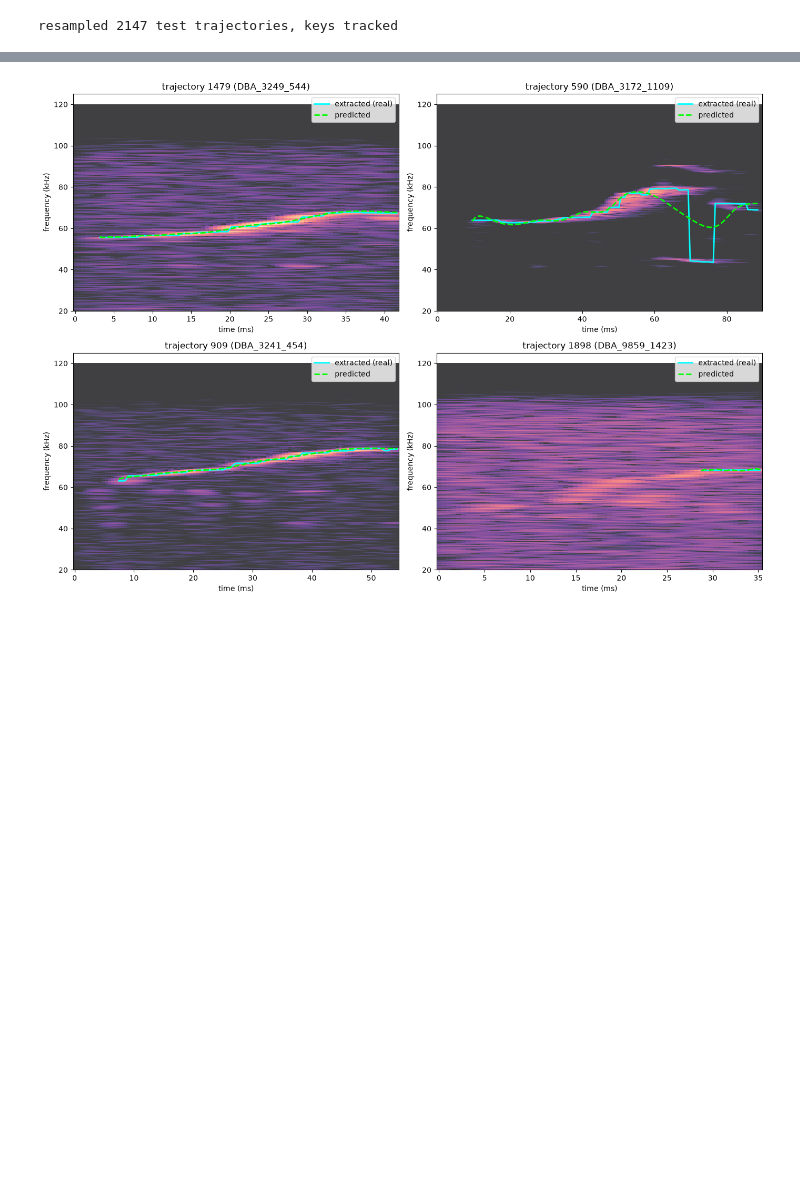
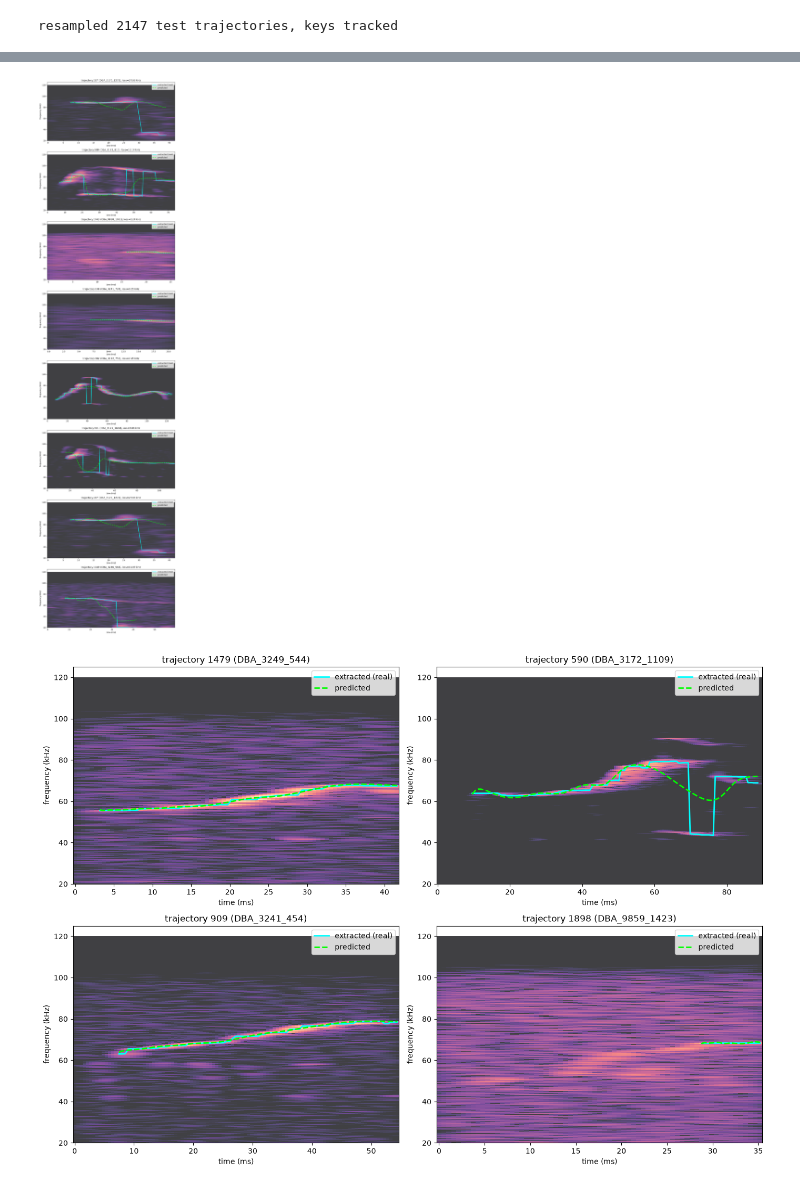
Before and after one commit to netra-khot/mouse-vocalization-2026, a Jupyter notebook: model/model.ipynb, the cells around one changed output, grey strips where cells are left out. Cells and saved outputs as stored; diff of their text form; code cells hidden in the pictures; blank space fills up the shorter version.

```diff
--- a/model/model.ipynb
+++ b/model/model.ipynb
@@ -261,0 +322,71 @@ resampled 2147 test trajectories, keys tracked
+# %%
+# comprehensive failure analysis across the current (pitch-in) model
+# inference only, fast -- reuses the already-trained model, no retraining needed
+
+model.eval()
+per_example_loss = []
+
+with torch.no_grad():
+    for i in range(0, len(test_resampled_trajectories), 1):
+        traj = test_resampled_trajectories[i:i+1]
+        pca_vectors, targets = prepare_batch_pitch_in([traj[0]], pca_full, scaler)
+        activations = model(pca_vectors)
+        resp, PCAIA, CT, TA = activations[...,0], activations[...,1], activations[...,2], activations[...,3]
+        pressure = subglottal_pressure(resp)
+        g_area = glottal_area(PCAIA, TA)
+        imp_length = impingement_length(CT, TA)
+        speed = jet_speed_from_pressure(g_area, pressure)
+        predicted_f0 = USVfreq(speed, imp_length)
+        loss = torch.sqrt(torch.nn.functional.mse_loss(predicted_f0 / 1000, targets / 1000)).item()
+        pred_vals = predicted_f0.squeeze().numpy()
+        real_vals = np.array(traj[0])
+        per_example_loss.append((loss, test_keys[i], pred_vals, real_vals))
+
+model.train()
+
+real_stds = np.array([x[3].std() for x in per_example_loss])
+flat_cutoff = np.percentile(real_stds, 10)
+
+# --- category 1: worst overall RMSE ---
+by_loss = sorted(per_example_loss, key=lambda x: -x[0])
+cat_worst_loss = by_loss[:2]
+
+# --- category 2: flat real trajectory, model hallucinates oscillation ---
+flat_examples = [x for x in per_example_loss if x[3].std() <= flat_cutoff]
+flat_examples.sort(key=lambda x: -x[2].std())
+cat_hallucination = flat_examples[:2]
+
+# --- category 3: sharp jumps/discontinuities in the real trajectory ---
+by_jump = sorted(per_example_loss, key=lambda x: -np.max(np.abs(np.diff(x[3]))))
+cat_jumps = by_jump[:2]
+
+# --- category 4: model over-smooths real variation (real swings, pred flat) ---
+by_oversmooth = sorted(per_example_loss, key=lambda x: -(x[3].std() - x[2].std()))
+cat_oversmooth = by_oversmooth[:2]
+
+categories = [
+    ("worst RMSE", cat_worst_loss),
+    ("flat trajectory hallucination", cat_hallucination),
+    ("sharp jump/discontinuity", cat_jumps),
+    ("model over-smooths real swings", cat_oversmooth),
+]
+
+all_examples = []
+for label, examples in categories:
+    for loss, key, pred, real in examples:
+        all_examples.append((label, key, loss))
+        print(f"[{label}] {key}: loss = {loss:.3f} kHz")
+
+# --- plot everything in one grid, reusing the existing plot function ---
+n = len(all_examples)
+fig, axes = plt.subplots(n, 1, figsize=(10, 5 * n))
+if n == 1:
+    axes = [axes]
+for ax, (label, key, loss) in zip(axes, all_examples):
+    idx = test_keys.index(key)
+    plot_spectrogram_with_mft(idx, ax)
+    ax.set_title(f"trajectory {idx} ({key}), loss={loss:.2f} kHz")
+
+plt.tight_layout()
+plt.show()
+# %% [output]
@@ -262,3 +401,4 @@ resampled 2147 test trajectories, keys tracked
+[figure, added]
 # %%
 sys.path.append('..')
 from data_prep.utils import find_audio_file, get_spectrogram
```
Also changed, not shown: parts of 8 cells of this notebook, 5 other files.
